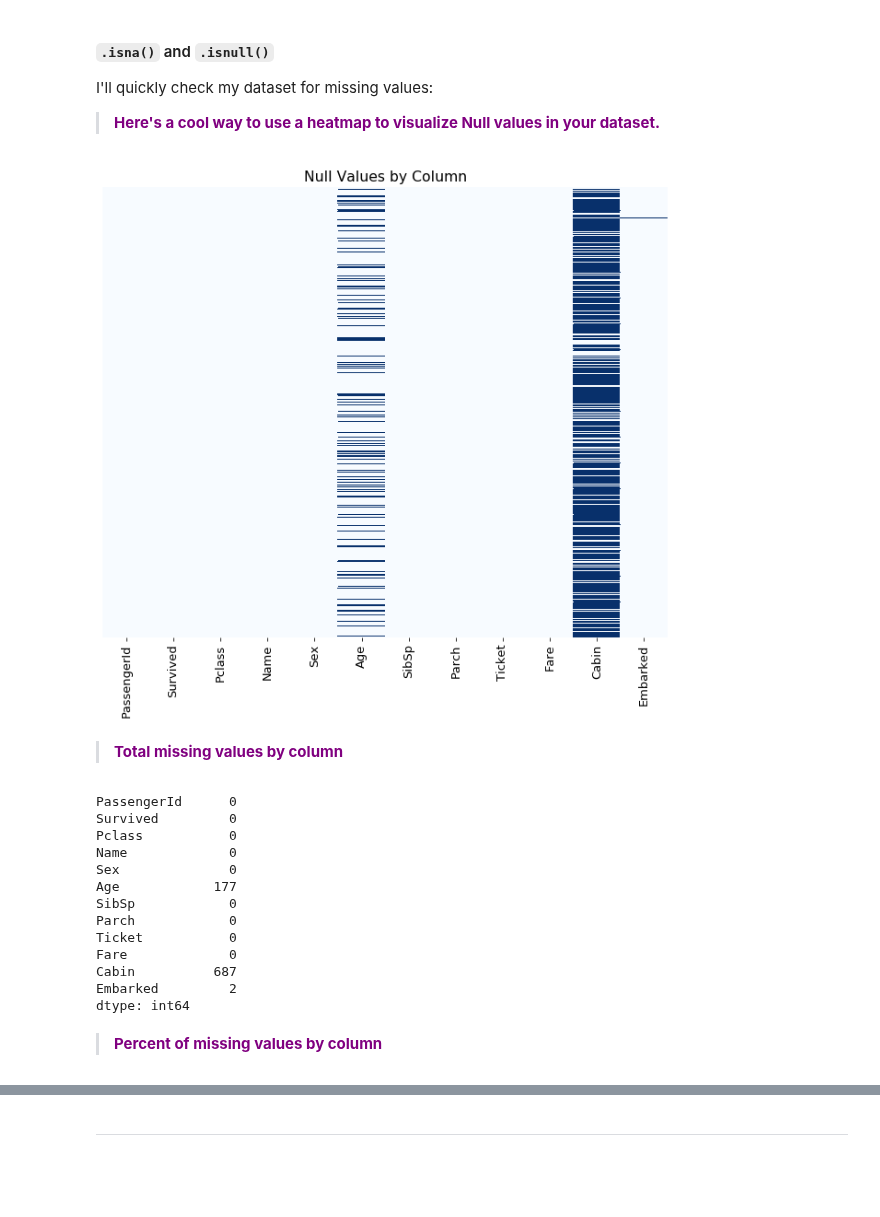
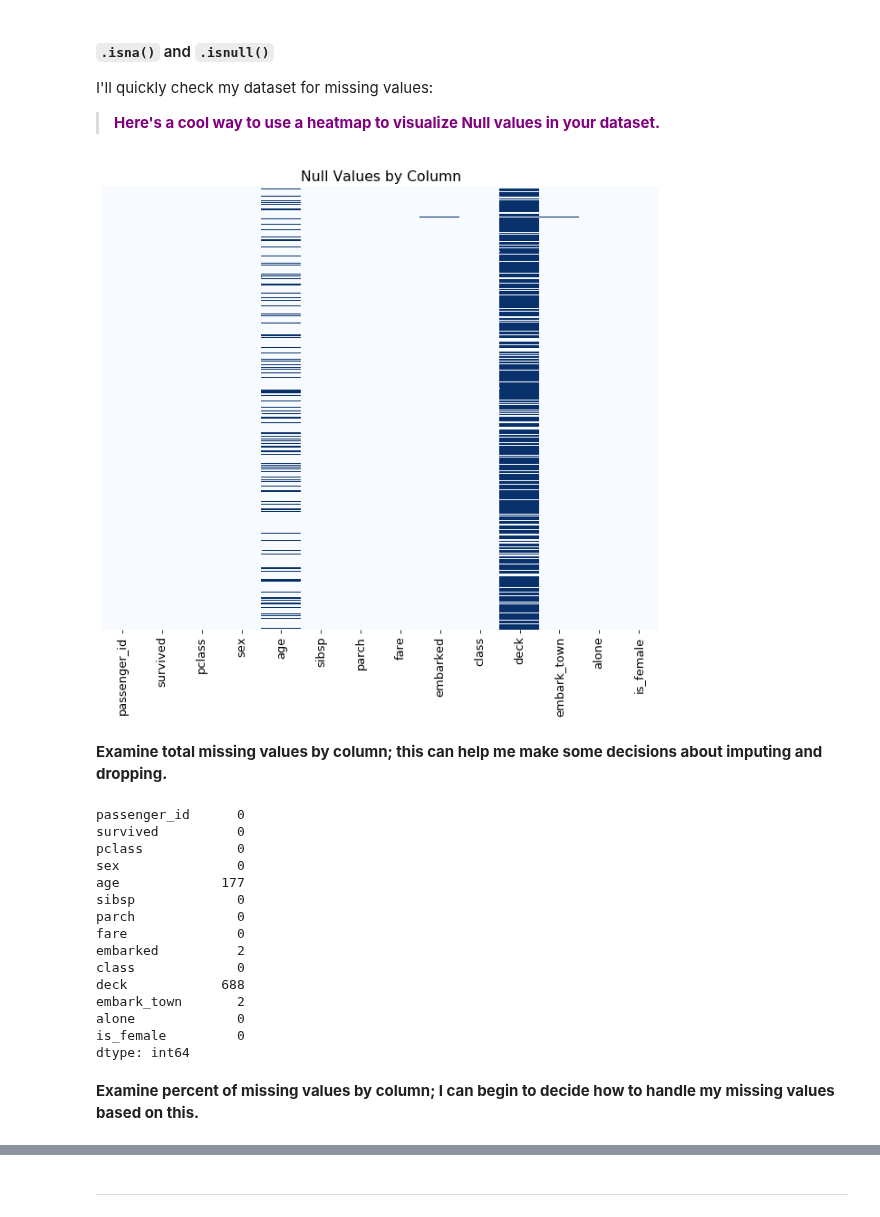
Before and after one commit to faithkane3/classification, a Jupyter notebook: classification_review.ipynb, the cells around one changed output, grey strips where cells are left out. Drawn from its saved outputs; the diff is of its cells as text; code cells hidden in the pictures; blank space fills up the shorter version.

Commit message:
Commit done with prepare imputing

```diff
--- a/classification_review.ipynb
+++ b/classification_review.ipynb
@@ -295,0 +287,4 @@ ___
+# %%
+titanic_df['is_female'] = titanic_df.sex.map({'female': 1, 'male': 0})
+
+titanic_df.head(3)
@@ -302,30 +302,32 @@ I'll quickly check my dataset for missing values:
 
 >**<font color=purple>Here's a cool way to use a heatmap to visualize Null values in your dataset.</font>**
 # %%
-sns.heatmap(df_googlesheet.isnull(), yticklabels = False, cbar = False, cmap='Blues')
+sns.heatmap(titanic_df.isnull(), yticklabels = False, cbar = False, cmap='Blues')
 
 plt.title('Null Values by Column')
 plt.show()
 # %% [output]
-[figure, old version]
+[figure, new version]
-# %% [markdown]
->**<font color=purple>Total missing values by column</font>**
+# %% [markdown]
+**Examine total missing values by column; this can help me make some decisions about imputing and dropping.**
 # %%
-df_googlesheet.isna().sum()
+titanic_df.isna().sum()
 # %% [output]
-PassengerId      0
-Survived         0
-Pclass           0
-Name             0
-Sex              0
-Age            177
-SibSp            0
-Parch            0
-Ticket           0
-Fare             0
-Cabin          687
-Embarked         2
+passenger_id      0
+survived          0
+pclass            0
+sex               0
+age             177
+sibsp             0
+parch             0
+fare              0
+embarked          2
+class             0
+deck            688
+embark_town       2
+alone             0
+is_female         0
 dtype: int64
-# %% [markdown]
->**<font color=purple>Percent of missing values by column</font>**
+# %% [markdown]
+**Examine percent of missing values by column; I can begin to decide how to handle my missing values based on this.**
 # %%
```
Also changed, not shown: parts of 84 cells of this notebook.
